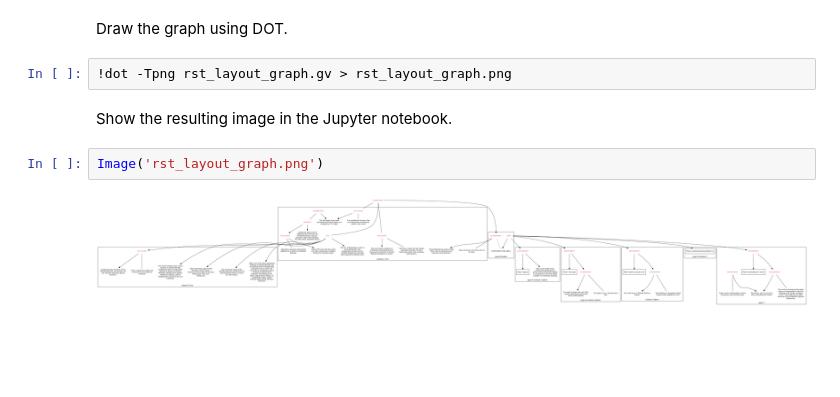
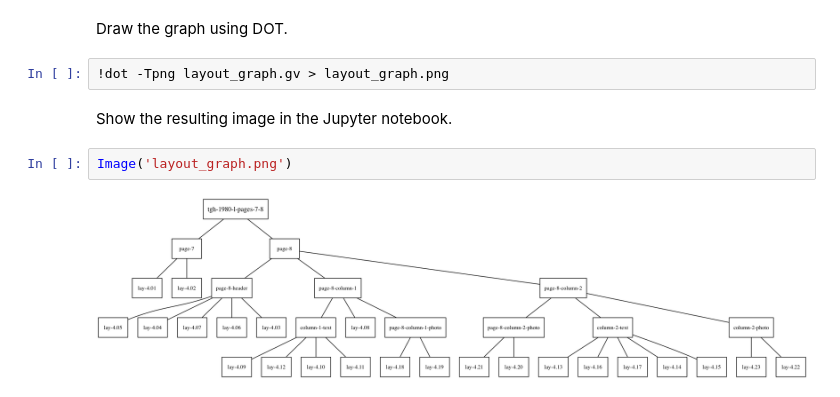
Before and after one commit to thiippal/gem-tools, a Jupyter notebook: visualize_layout_structure.ipynb, the cells around one changed output. Drawn from its saved outputs; the diff is of its cells as text; blank space fills up the shorter version.

Commit message:
new tool for visualizing layout structures

```diff
--- a/visualize_layout_structure.ipynb
+++ b/visualize_layout_structure.ipynb
@@ -277,10 +109,10 @@ graph.close()
 # %% [markdown]
 Draw the graph using DOT.
 # %%
-!dot -Tpng rst_layout_graph.gv > rst_layout_graph.png
+!dot -Tpng layout_graph.gv > layout_graph.png
 # %% [markdown]
 Show the resulting image in the Jupyter notebook.
 # %%
-Image('rst_layout_graph.png')
+Image('layout_graph.png')
 # %% [output]
-[figure, old version]
+[figure, new version]
```
Also changed, not shown: parts of 6 cells of this notebook.
